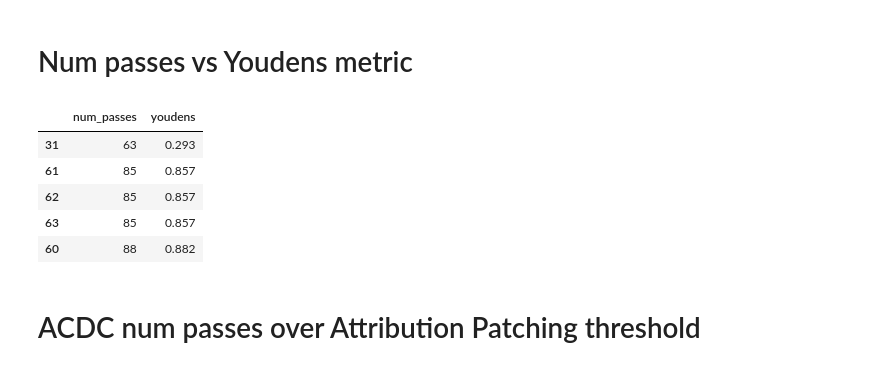
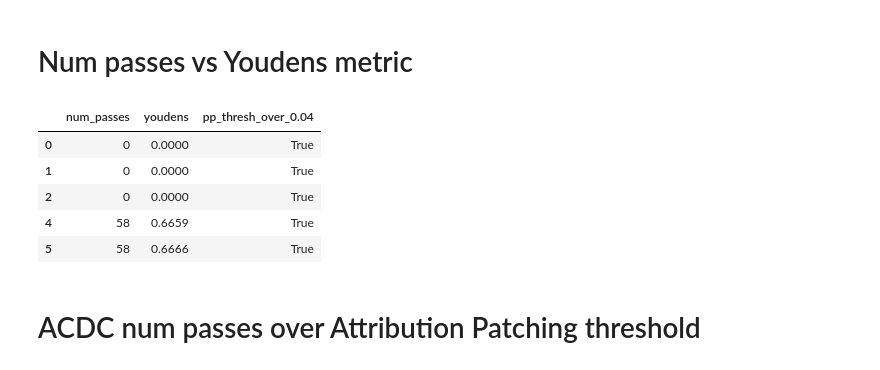
Before and after one commit to Aaquib111/edge-attribution-patching, a Jupyter notebook: thresh_sweep/statistics_sweep.ipynb, the cells around one changed output. Drawn from its saved outputs; the diff is of its cells as text; code cells hidden in the pictures.

```diff
--- a/thresh_sweep/statistics_sweep.ipynb
+++ b/thresh_sweep/statistics_sweep.ipynb
@@ -95,10 +95,10 @@ def test_all_edges(pruned_edges, verbose=False):
     if verbose:
         print('True edge test complete')
 # %%
-with open('./res/docstring_absval_edge/present_edge_attrs.json', 'r') as f:
+with open('./res/docstring_abs_broad_passes_sweep/present_edge_attrs.json', 'r') as f:
     present_edge_attrs = json.load(f)
 
-with open('./res/docstring_absval_edge/num_passes.json', 'r') as f:
+with open('./res/docstring_abs_broad_passes_sweep/num_passes.json', 'r') as f:
     num_passes = json.load(f)
 
 data = []
@@ -122,16 +122,16 @@ for pp_thresh in present_edge_attrs.keys():
         fpr = 1 - tnr
         fnr = 1 - tpr
 
-        pp_thr = np.round(float(pp_thresh), 3)
-        acdc_thr = np.round(float(acdc_thresh), 3)
-        pp_thr_str = pp_thresh[:5]
-        acdc_thr_str = acdc_thresh[:5]
-        youdens = np.round(tpr-fpr, 3)
+        pp_thr = np.round(float(pp_thresh), 4)
+        acdc_thr = np.round(float(acdc_thresh), 4)
+        pp_thr_str = pp_thresh[:6]
+        acdc_thr_str = acdc_thresh[:6]
+        youdens = np.round(tpr-fpr, 4)
         passes = num_passes[pp_thresh][acdc_thresh]
 
         data.append([pp_thr, acdc_thr, pp_thr_str, acdc_thr_str, tpr, tnr, fpr, fnr, youdens, passes])
 
 df = pd.DataFrame(data, columns=['pp_thresh', 'acdc_thresh', 'pp_thresh_str', 'acdc_thresh_str', 'tpr', 'tnr', 'fpr', 'fnr', 'youdens', 'num_passes'])
-df.head()
+df
 # %% [output]
 |  | pp_thresh | acdc_thresh | pp_thresh_str | acdc_thresh_str | tpr | tnr | fpr | fnr | youdens | ... |
@@ -160,17 +171,16 @@ fig.show()
 # %% [markdown]
 # Num passes vs Youdens metric
 # %%
-ndf = df.copy()
-ndf["pp_thresh_over_0.04"] = ndf["pp_thresh"] > 0.04
-ndf = df[["num_passes", "youdens"]].sort_values("num_passes")
+df["pp_thresh_over_0.04"] = df["pp_thresh"] > 0.04
+ndf = df[["num_passes", "youdens", "pp_thresh_over_0.04"]].sort_values("num_passes")
 ndf.head()
 # %% [output]
-|  | num_passes | youdens |
-| 31 | 63 | 0.293 |
-| 61 | 85 | 0.857 |
-| 62 | 85 | 0.857 |
-| 63 | 85 | 0.857 |
-| 60 | 88 | 0.882 |
+|  | num_passes | youdens | pp_thresh_over_0.04 |
+| 0 | 0 | 0.0000 | True |
+| 1 | 0 | 0.0000 | True |
+| 2 | 0 | 0.0000 | True |
+| 4 | 58 | 0.6659 | True |
+| 5 | 58 | 0.6666 | True |
 # %%
 px.scatter(ndf, x="num_passes", y="youdens", color="pp_thresh_over_0.04")
 # %% [markdown]
```
Also changed, not shown: parts of 1 cell of this notebook, 9 other files.
